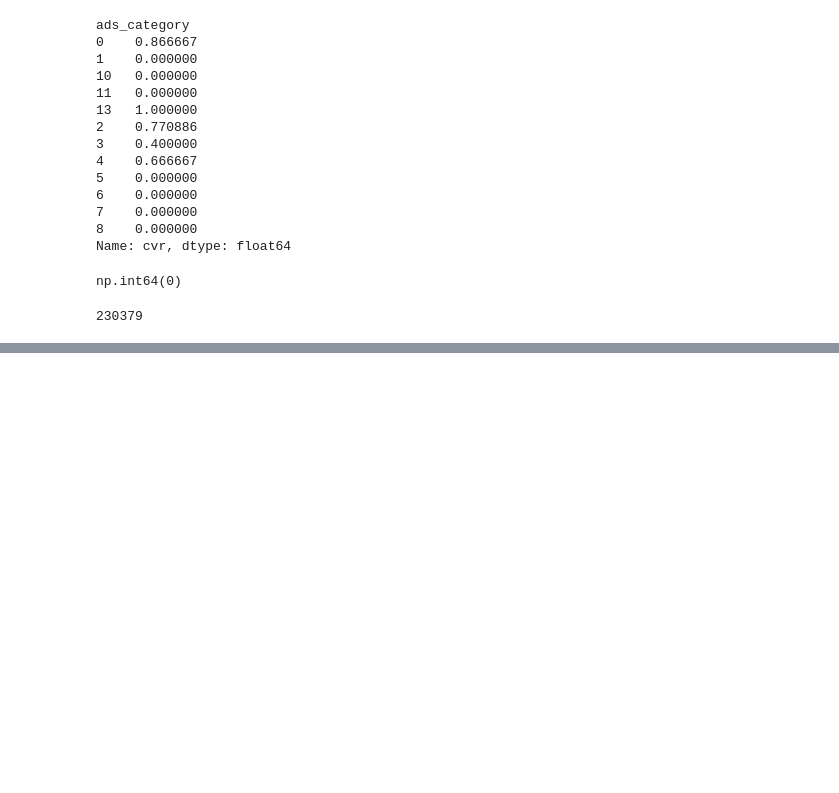
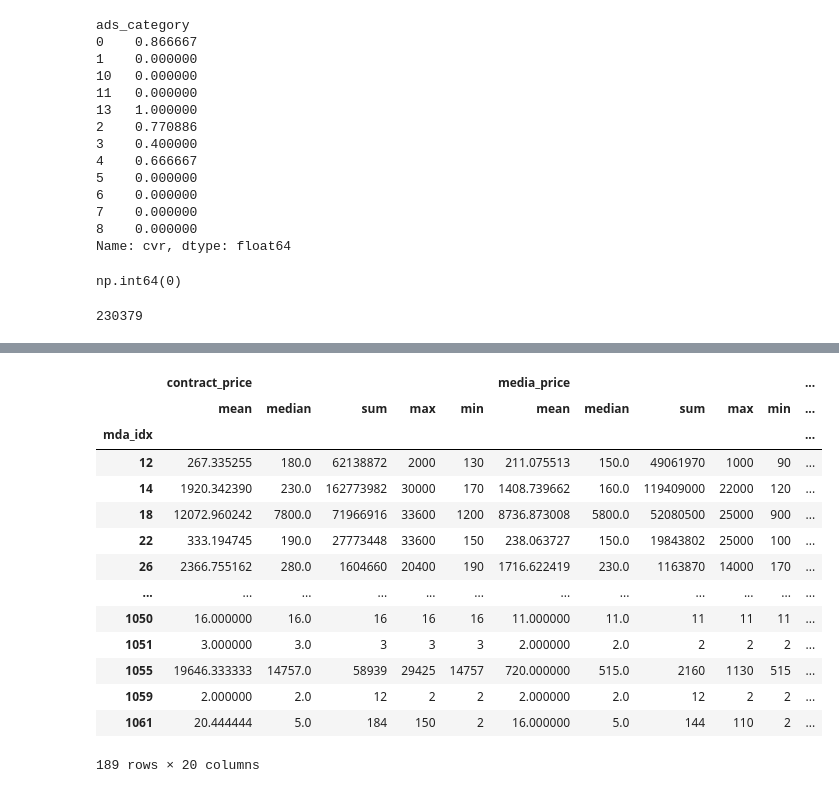
Before and after one commit to sese7414/reward_ads_project, a Jupyter notebook: Sehee/preprocessing.ipynb, the cells around one changed output, grey strips where cells are left out. Cells and saved outputs as stored; diff of their text form; code cells hidden in the pictures; blank space fills up the shorter version.

```diff
--- a/Sehee/preprocessing.ipynb
+++ b/Sehee/preprocessing.ipynb
@@ -1635,0 +1647,3 @@ Box(children=(HTML(value='\n<div id="ifr-pyg-00063db90c9973aapS03nmf651INFjzJ" s
+# %%
+domain = pd.read_csv("/Users/t2023-m0052/Documents/GitHub/final_project/data/광고도메인리스트.csv")
+domain.head()
@@ -1635,0 +1667,3 @@ Box(children=(HTML(value='\n<div id="ifr-pyg-00063db90c9973aapS03nmf651INFjzJ" s
+# %%
+cl_domain = domain.drop(['Unnamed: 0','ads_icon_img', 'ads_summary', 'ads_sdate',
+                         'ads_age_min', 'ads_age_max', 'regdate', 'ads_contract_price', 'ads_reward_price'], axis = 1)
@@ -1635,0 +1686,2 @@ Box(children=(HTML(value='\n<div id="ifr-pyg-00063db90c9973aapS03nmf651INFjzJ" s
+# %%
+cl_part_earn = part_earn.drop(['Unnamed: 0', 'click_key', 'click_day', 'dvc_idx', 'user_ip'], axis=1)
@@ -1635,0 +1703,2 @@ Box(children=(HTML(value='\n<div id="ifr-pyg-00063db90c9973aapS03nmf651INFjzJ" s
+# %%
+machesa = cl_part_earn.merge(cl_domain, on = ['ads_idx', 'ads_code'], how='left')
@@ -1635,0 +1731,18 @@ Box(children=(HTML(value='\n<div id="ifr-pyg-00063db90c9973aapS03nmf651INFjzJ" s
+# %%
+machesa[['mda_idx', 'contract_price', 'media_price', 'adv_cost', 'earn_cost']].groupby('mda_idx').agg(['mean', 'median', 'sum', 'max', 'min'])
+# %% [output]
+|  | contract_price |  |  |  |  | media_price |  |  |  |  | ... |
+|  | mean | median | sum | max | min | mean | median | sum | max | min | ... |
+| mda_idx |  |  |  |  |  |  |  |  |  |  | ... |
+| 12 | 267.335255 | 180.0 | 62138872 | 2000 | 130 | 211.075513 | 150.0 | 49061970 | 1000 | 90 | ... |
+| 14 | 1920.342390 | 230.0 | 162773982 | 30000 | 170 | 1408.739662 | 160.0 | 119409000 | 22000 | 120 | ... |
+| 18 | 12072.960242 | 7800.0 | 71966916 | 33600 | 1200 | 8736.873008 | 5800.0 | 52080500 | 25000 | 900 | ... |
+| 22 | 333.194745 | 190.0 | 27773448 | 33600 | 150 | 238.063727 | 150.0 | 19843802 | 25000 | 100 | ... |
+| 26 | 2366.755162 | 280.0 | 1604660 | 20400 | 190 | 1716.622419 | 230.0 | 1163870 | 14000 | 170 | ... |
+| ... | ... | ... | ... | ... | ... | ... | ... | ... | ... | ... | ... |
+| 1050 | 16.000000 | 16.0 | 16 | 16 | 16 | 11.000000 | 11.0 | 11 | 11 | 11 | ... |
+| 1051 | 3.000000 | 3.0 | 3 | 3 | 3 | 2.000000 | 2.0 | 2 | 2 | 2 | ... |
+| 1055 | 19646.333333 | 14757.0 | 58939 | 29425 | 14757 | 720.000000 | 515.0 | 2160 | 1130 | 515 | ... |
+| 1059 | 2.000000 | 2.0 | 12 | 2 | 2 | 2.000000 | 2.0 | 12 | 2 | 2 | ... |
+| 1061 | 20.444444 | 5.0 | 184 | 150 | 2 | 16.000000 | 5.0 | 144 | 110 | 2 | ... |
+189 rows × 20 columns
```
Also changed, not shown: parts of 12 cells of this notebook, 1 other file.
